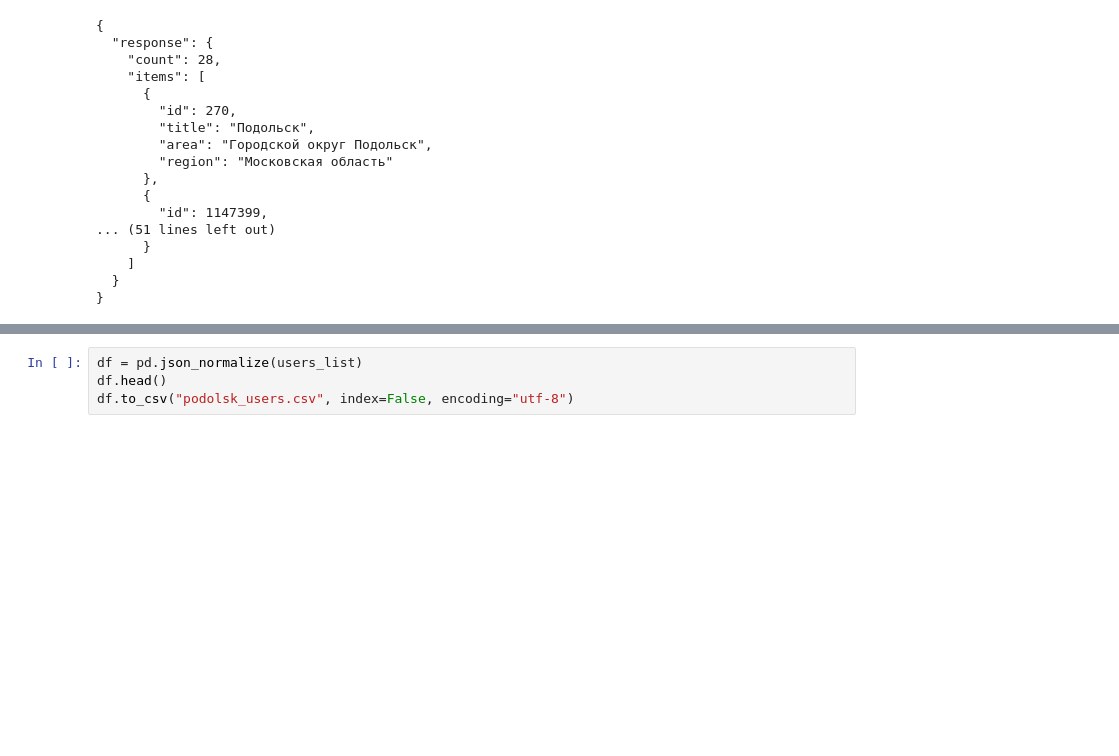
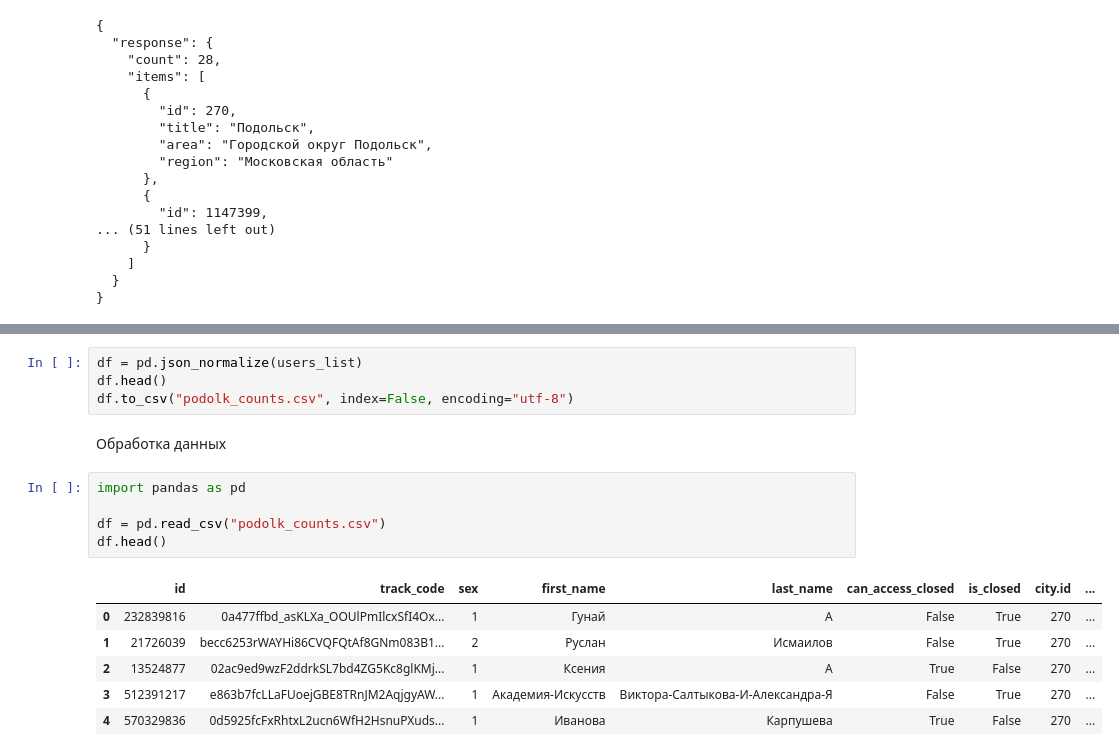
Before and after one commit to JJK228/vk_api_visualisation, a Jupyter notebook: vk_api.ipynb, the cells around one changed output, grey strips where cells are left out. Drawn from its saved outputs; the diff is of its cells as text; blank space fills up the shorter version.

```diff
--- a/vk_api.ipynb
+++ b/vk_api.ipynb
@@ -445,4 +444,18 @@ KeyboardInterrupt:
 # %%
 df = pd.json_normalize(users_list)
 df.head()
-df.to_csv("podolsk_users.csv", index=False, encoding="utf-8")
+df.to_csv("podolk_counts.csv", index=False, encoding="utf-8")
+# %% [markdown]
+Обработка данных
+# %%
+import pandas as pd
+
+df = pd.read_csv("podolk_counts.csv")
+df.head()
+# %% [output]
+|  | id | track_code | sex | first_name | last_name | can_access_closed | is_closed | city.id | ... |
+| 0 | 232839816 | 0a477ffbd_asKLXa_OOUlPmIlcxSfI4Ox... | 1 | Гунай | А | False | True | 270 | ... |
+| 1 | 21726039 | becc6253rWAYHi86CVQFQtAf8GNm083B1... | 2 | Руслан | Исмаилов | False | True | 270 | ... |
+| 2 | 13524877 | 02ac9ed9wzF2ddrkSL7bd4ZG5Kc8glKMj... | 1 | Ксения | А | True | False | 270 | ... |
+| 3 | 512391217 | e863b7fcLLaFUoejGBE8TRnJM2AqjgyAW... | 1 | Академия-Искусств | Виктора-Салтыкова-И-Александра-Я | False | True | 270 | ... |
+| 4 | 570329836 | 0d5925fcFxRhtxL2ucn6WfH2HsnuPXuds... | 1 | Иванова | Карпушева | True | False | 270 | ... |
```
Also changed, not shown: parts of 6 cells of this notebook.
